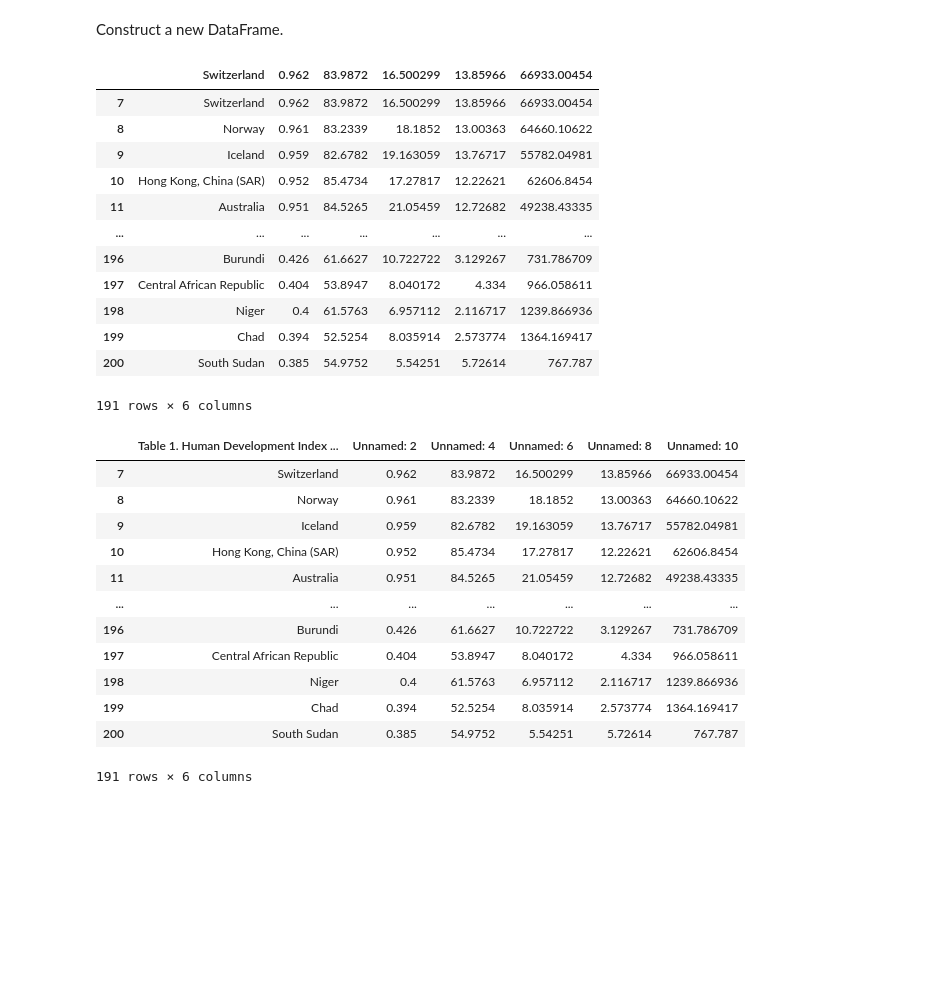
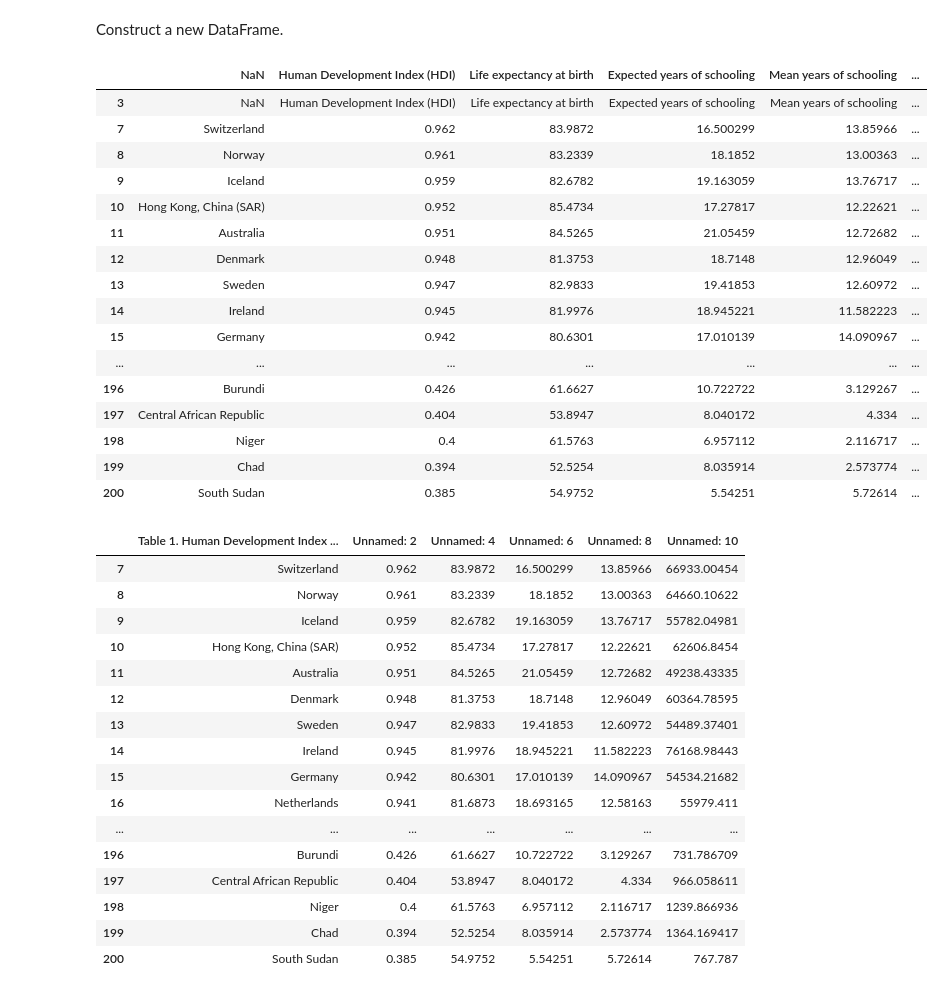
Before and after one commit to gurban-dev/python, a Jupyter notebook: automation/import_excel_data.ipynb, the cells around one changed output. Saved outputs shown, nothing was run; the diff lists cells and outputs as text; code cells hidden in the pictures; blank space fills up the shorter version.

```diff
--- a/automation/import_excel_data.ipynb
+++ b/automation/import_excel_data.ipynb
@@ -43,5 +56,5 @@ To view all of the rows in DataFrame:
 # %%
-# pd.set_option("display.max_rows", 999)
+pd.set_option("display.max_rows", None)
 # %% [markdown]
 Drop the rows containing unwanted data.
 # %% [markdown]
@@ -122,29 +149,34 @@ Construct a new DataFrame.
 # %%
 # Dictionary
 # data_set = {'column_name': column_data}
-data_set = {df.iloc[0, 0]: df['Table 1. Human Development Index and its components '],
-            df.iloc[0, 1]: df['Unnamed: 2'],
-            df.iloc[0, 2]: df['Unnamed: 4'],
-            df.iloc[0, 3]: df['Unnamed: 6'],
-            df.iloc[0, 4]: df['Unnamed: 8'],
-            df.iloc[0, 5]: df['Unnamed: 10']
+data_set = {
+    df.iloc[0, 0]: df['Table 1. Human Development Index and its components '],
+    df.iloc[0, 1]: df['Unnamed: 2'],
+    df.iloc[0, 2]: df['Unnamed: 4'],
+    df.iloc[0, 3]: df['Unnamed: 6'],
+    df.iloc[0, 4]: df['Unnamed: 8'],
+    df.iloc[0, 5]: df['Unnamed: 10']
 }
 
 pd.DataFrame(data=data_set)
 # %% [output]
-|  | Switzerland | 0.962 | 83.9872 | 16.500299 | 13.85966 | 66933.00454 |
-| 7 | Switzerland | 0.962 | 83.9872 | 16.500299 | 13.85966 | 66933.00454 |
-| 8 | Norway | 0.961 | 83.2339 | 18.1852 | 13.00363 | 64660.10622 |
-| 9 | Iceland | 0.959 | 82.6782 | 19.163059 | 13.76717 | 55782.04981 |
-| 10 | Hong Kong, China (SAR) | 0.952 | 85.4734 | 17.27817 | 12.22621 | 62606.8454 |
-| 11 | Australia | 0.951 | 84.5265 | 21.05459 | 12.72682 | 49238.43335 |
+|  | NaN | Human Development Index (HDI) | Life expectancy at birth | Expected years of schooling | Mean years of schooling | ... |
+| 3 | NaN | Human Development Index (HDI) | Life expectancy at birth | Expected years of schooling | Mean years of schooling | ... |
+| 7 | Switzerland | 0.962 | 83.9872 | 16.500299 | 13.85966 | ... |
+| 8 | Norway | 0.961 | 83.2339 | 18.1852 | 13.00363 | ... |
+| 9 | Iceland | 0.959 | 82.6782 | 19.163059 | 13.76717 | ... |
+| 10 | Hong Kong, China (SAR) | 0.952 | 85.4734 | 17.27817 | 12.22621 | ... |
+| 11 | Australia | 0.951 | 84.5265 | 21.05459 | 12.72682 | ... |
+| 12 | Denmark | 0.948 | 81.3753 | 18.7148 | 12.96049 | ... |
+| 13 | Sweden | 0.947 | 82.9833 | 19.41853 | 12.60972 | ... |
+| 14 | Ireland | 0.945 | 81.9976 | 18.945221 | 11.582223 | ... |
+| 15 | Germany | 0.942 | 80.6301 | 17.010139 | 14.090967 | ... |
 | ... | ... | ... | ... | ... | ... | ... |
-| 196 | Burundi | 0.426 | 61.6627 | 10.722722 | 3.129267 | 731.786709 |
-| 197 | Central African Republic | 0.404 | 53.8947 | 8.040172 | 4.334 | 966.058611 |
-| 198 | Niger | 0.4 | 61.5763 | 6.957112 | 2.116717 | 1239.866936 |
-| 199 | Chad | 0.394 | 52.5254 | 8.035914 | 2.573774 | 1364.169417 |
-| 200 | South Sudan | 0.385 | 54.9752 | 5.54251 | 5.72614 | 767.787 |
+| 196 | Burundi | 0.426 | 61.6627 | 10.722722 | 3.129267 | ... |
+| 197 | Central African Republic | 0.404 | 53.8947 | 8.040172 | 4.334 | ... |
+| 198 | Niger | 0.4 | 61.5763 | 6.957112 | 2.116717 | ... |
+| 199 | Chad | 0.394 | 52.5254 | 8.035914 | 2.573774 | ... |
+| 200 | South Sudan | 0.385 | 54.9752 | 5.54251 | 5.72614 | ... |
-191 rows × 6 columns
 # %%
 df = df.drop(index=3)
 # %%
@@ -156,10 +188,14 @@ df
 | 9 | Iceland | 0.959 | 82.6782 | 19.163059 | 13.76717 | 55782.04981 |
 | 10 | Hong Kong, China (SAR) | 0.952 | 85.4734 | 17.27817 | 12.22621 | 62606.8454 |
 | 11 | Australia | 0.951 | 84.5265 | 21.05459 | 12.72682 | 49238.43335 |
+| 12 | Denmark | 0.948 | 81.3753 | 18.7148 | 12.96049 | 60364.78595 |
+| 13 | Sweden | 0.947 | 82.9833 | 19.41853 | 12.60972 | 54489.37401 |
+| 14 | Ireland | 0.945 | 81.9976 | 18.945221 | 11.582223 | 76168.98443 |
+| 15 | Germany | 0.942 | 80.6301 | 17.010139 | 14.090967 | 54534.21682 |
+| 16 | Netherlands | 0.941 | 81.6873 | 18.693165 | 12.58163 | 55979.411 |
 | ... | ... | ... | ... | ... | ... | ... |
 | 196 | Burundi | 0.426 | 61.6627 | 10.722722 | 3.129267 | 731.786709 |
 | 197 | Central African Republic | 0.404 | 53.8947 | 8.040172 | 4.334 | 966.058611 |
 | 198 | Niger | 0.4 | 61.5763 | 6.957112 | 2.116717 | 1239.866936 |
 | 199 | Chad | 0.394 | 52.5254 | 8.035914 | 2.573774 | 1364.169417 |
 | 200 | South Sudan | 0.385 | 54.9752 | 5.54251 | 5.72614 | 767.787 |
-191 rows × 6 columns
```
Also changed, not shown: parts of 8 cells of this notebook, 4 other files.
